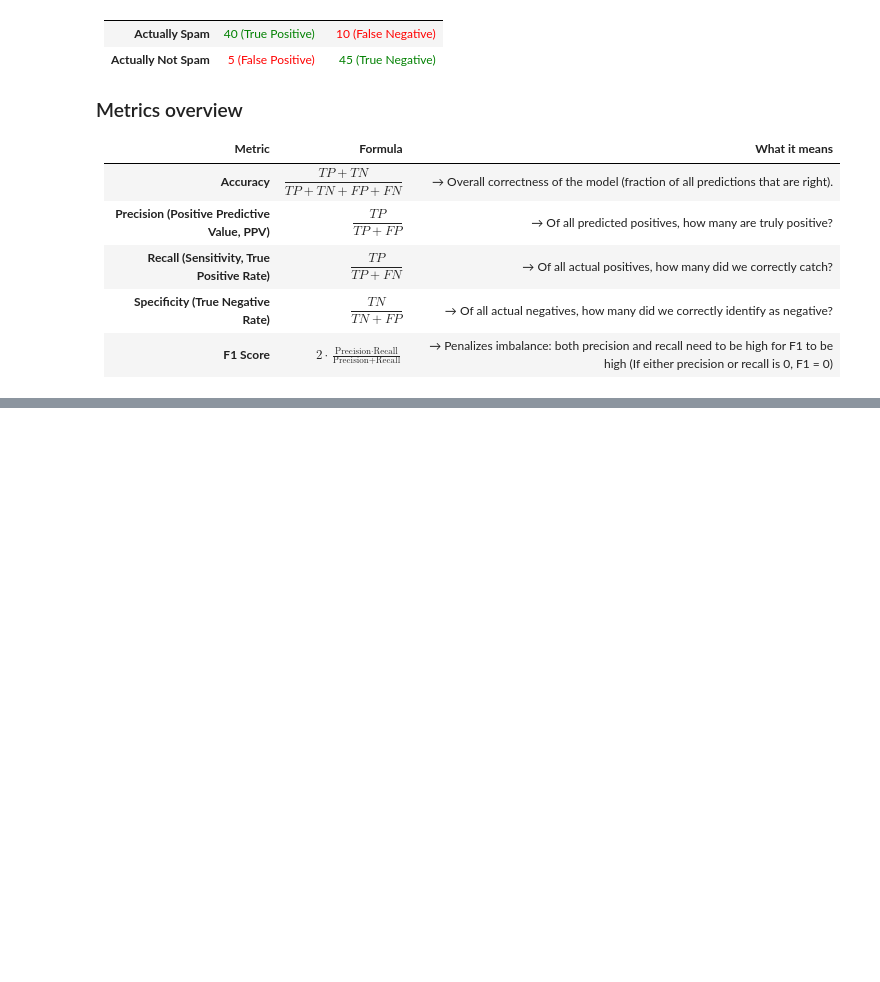
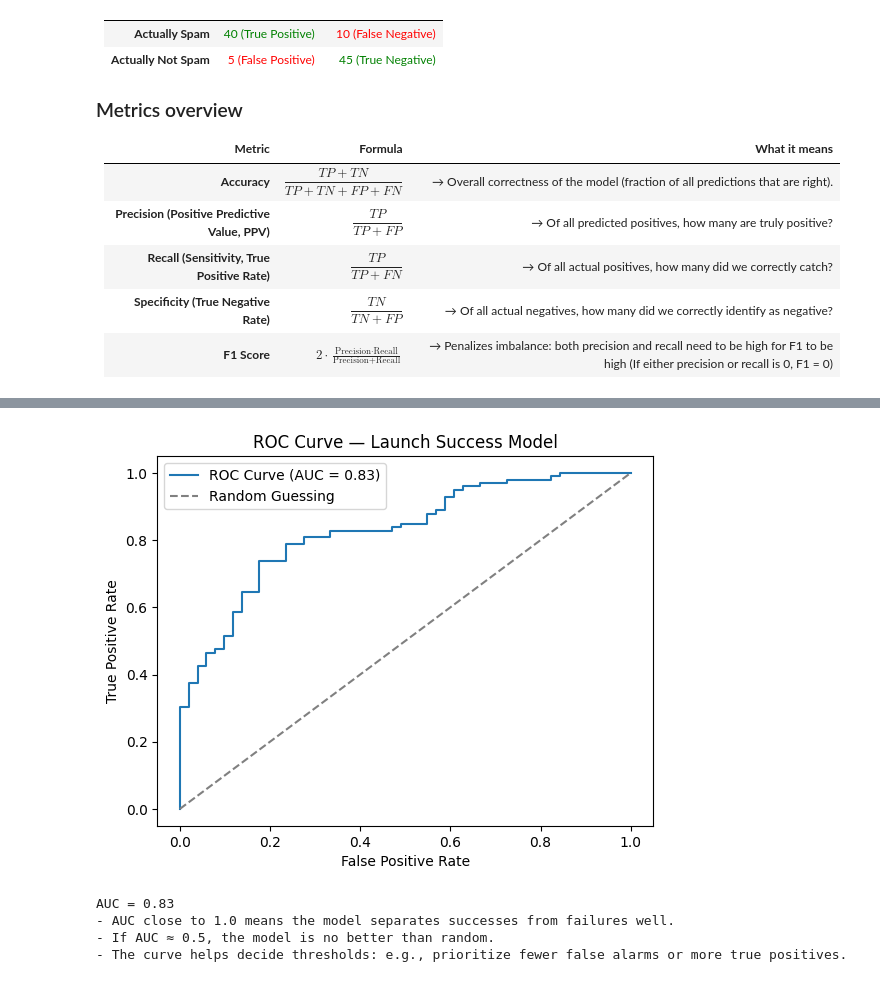
Before and after one commit to xit7/DATA-TEMPLATE, a Jupyter notebook: ml_examples/models-overview+term.ipynb, the cells around one changed output, grey strips where cells are left out. Drawn from its saved outputs; the diff is of its cells as text; code cells hidden in the pictures; blank space fills up the shorter version.

```diff
--- a/ml_examples/models-overview+term.ipynb
+++ b/ml_examples/models-overview+term.ipynb
@@ -444,0 +468,68 @@ In business settings, clarity often matters more than squeezing out the last 1%
+# %%
+import numpy as np
+import pandas as pd
+import matplotlib.pyplot as plt
+from sklearn.model_selection import train_test_split
+from sklearn.linear_model import LogisticRegression
+from sklearn.metrics import roc_curve, roc_auc_score
+
+# -----------------------------
+# Step 1: Simulate binary data (success vs failure)
+# -----------------------------
+np.random.seed(42)
+n = 500
+marketing_spend = np.random.normal(100, 20, n)
+complexity = np.random.randint(1, 5, n)
+team_size = np.random.randint(3, 20, n)
+
+# True probability of success
+true_prob = 1 / (1 + np.exp(-(0.05*marketing_spend - 0.8*complexity + 0.1*team_size - 3)))
+y = np.random.binomial(1, true_prob)
+
+X = pd.DataFrame({
+    'marketing_spend': marketing_spend,
+    'complexity': complexity,
+    'team_size': team_size
+})
+
+# -----------------------------
+# Step 2: Train/Test split + model
+# -----------------------------
+X_train, X_test, y_train, y_test = train_test_split(X, y, test_size=0.3, random_state=42)
+model = LogisticRegression(max_iter=1000)
+model.fit(X_train, y_train)
+
+# Predict probabilities on test set
+probs = model.predict_proba(X_test)[:,1]
+
+# -----------------------------
+# Step 3: Compute ROC curve
+# -----------------------------
+fpr, tpr, thresholds = roc_curve(y_test, probs)
+auc = roc_auc_score(y_test, probs)
+
+# -----------------------------
+# Step 4: Plot ROC curve
+# -----------------------------
+plt.figure()
+plt.plot(fpr, tpr, label=f"ROC Curve (AUC = {auc:.2f})")
+plt.plot([0,1],[0,1], linestyle='--', color='grey', label="Random Guessing")
+plt.xlabel("False Positive Rate")
+plt.ylabel("True Positive Rate")
+plt.title("ROC Curve — Launch Success Model")
+plt.legend()
+plt.show()
+
+# -----------------------------
+# Step 5: Interpretation
+# -----------------------------
+print(f"AUC = {auc:.2f}")
+print("- AUC close to 1.0 means the model separates successes from failures well.")
+print("- If AUC ≈ 0.5, the model is no better than random.")
+print("- The curve helps decide thresholds: e.g., prioritize fewer false alarms or more true positives.")
+# %% [output]
+[figure, added]
+AUC = 0.83
+- AUC close to 1.0 means the model separates successes from failures well.
+- If AUC ≈ 0.5, the model is no better than random.
+- The curve helps decide thresholds: e.g., prioritize fewer false alarms or more true positives.
```
Also changed, not shown: parts of 3 cells of this notebook.
